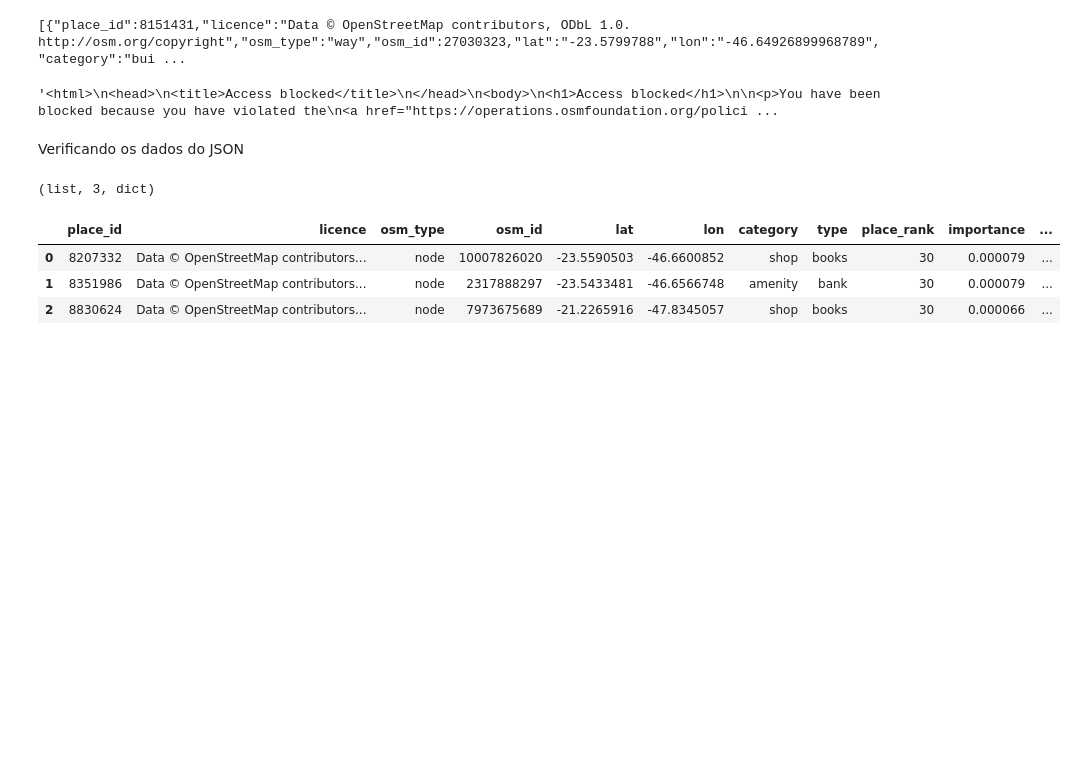
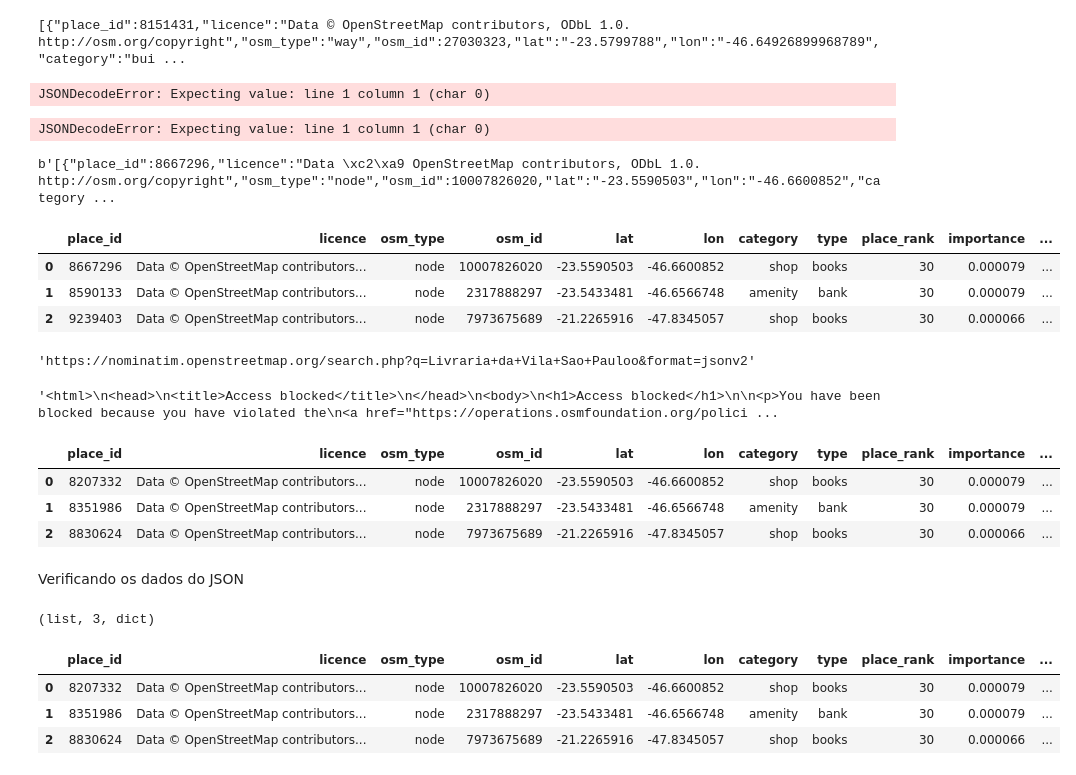
Before and after one commit to danielscarvalho/Insper-Data-Science-Deploy, a Jupyter notebook: box-deploy-002.ipynb, the cells around one changed output. Cells and saved outputs as stored; diff of their text form; code cells hidden in the pictures; blank space fills up the shorter version.

```diff
--- a/box-deploy-002.ipynb
+++ b/box-deploy-002.ipynb
@@ -64,14 +65,28 @@ sudo apt install wget
 !curl "https://nominatim.openstreetmap.org/search.php?q=IBM+Brazil&format=jsonv2"
 # %% [output]
 [{"place_id":8151431,"licence":"Data © OpenStreetMap contributors, ODbL 1.0. http://osm.org/copyright","osm_type":"way","osm_id":27030323,"lat":"-23.5799788","lon":"-46.64926899968789","category":"bui ...
+# %%
+requests.get(URL).json()
+# %% [output]
+JSONDecodeError: Expecting value: line 1 column 1 (char 0)
 # %%
 import requests
 
-URL="https://nominatim.openstreetmap.org/search.php?q=Livraria+Cultura+Sao+Paulo&format=jsonv2"
+URL="https://nominatim.openstreetmap.org/search.php?q=Livraria+da+Vila+Sao+Pauloo&format=jsonv2"
 
 end = requests.get(URL).json()
 
 end
 #json - dict (Dicionário do Python)
 # %% [output]
-'<html>\n<head>\n<title>Access blocked</title>\n</head>\n<body>\n<h1>Access blocked</h1>\n\n<p>You have been blocked because you have violated the\n<a href="https://operations.osmfoundation.org/polici ...
+JSONDecodeError: Expecting value: line 1 column 1 (char 0)
+# %%
+headers = {'User-Agent': 'Mozilla/5.0 (Macintosh; Intel Mac OS X 10_10_1) AppleWebKit/537.36 (KHTML, like Gecko) Chrome/39.0.2171.95 Safari/537.36'}
+
+URLHACK="https://nominatim.openstreetmap.org/search.php?q=Livraria+Cultura+Sao+Paulo&format=jsonv2"
+
+response = requests.get(URLHACK, headers=headers)
+
+print(response.content)
+# %% [output]
+b'[{"place_id":8667296,"licence":"Data \xc2\xa9 OpenStreetMap contributors, ODbL 1.0. http://osm.org/copyright","osm_type":"node","osm_id":10007826020,"lat":"-23.5590503","lon":"-46.6600852","category ...
@@ -77,0 +95,11 @@ end
+# %%
+pd.DataFrame(response.json())
+# %% [output]
+|  | place_id | licence | osm_type | osm_id | lat | lon | category | type | place_rank | importance | ... |
+| 0 | 8667296 | Data © OpenStreetMap contributors... | node | 10007826020 | -23.5590503 | -46.6600852 | shop | books | 30 | 0.000079 | ... |
+| 1 | 8590133 | Data © OpenStreetMap contributors... | node | 2317888297 | -23.5433481 | -46.6566748 | amenity | bank | 30 | 0.000079 | ... |
+| 2 | 9239403 | Data © OpenStreetMap contributors... | node | 7973675689 | -21.2265916 | -47.8345057 | shop | books | 30 | 0.000066 | ... |
+# %%
+URL
+# %% [output]
+'https://nominatim.openstreetmap.org/search.php?q=Livraria+da+Vila+Sao+Pauloo&format=jsonv2'
@@ -78,7 +108,18 @@ end
+# %%
+req.text
+# %% [output]
+'<html>\n<head>\n<title>Access blocked</title>\n</head>\n<body>\n<h1>Access blocked</h1>\n\n<p>You have been blocked because you have violated the\n<a href="https://operations.osmfoundation.org/polici ...
 # %%
 # Alternativa: guardei o JSON da query no GitHub
 
 end = requests.get("https://github.com/danielscarvalho/data/blob/master/osm-livcultura.json?raw=true").json()
+# %%
+pd.DataFrame(end)
+# %% [output]
+|  | place_id | licence | osm_type | osm_id | lat | lon | category | type | place_rank | importance | ... |
+| 0 | 8207332 | Data © OpenStreetMap contributors... | node | 10007826020 | -23.5590503 | -46.6600852 | shop | books | 30 | 0.000079 | ... |
+| 1 | 8351986 | Data © OpenStreetMap contributors... | node | 2317888297 | -23.5433481 | -46.6566748 | amenity | bank | 30 | 0.000079 | ... |
+| 2 | 8830624 | Data © OpenStreetMap contributors... | node | 7973675689 | -21.2265916 | -47.8345057 | shop | books | 30 | 0.000066 | ... |
 # %% [markdown]
 Verificando os dados do JSON
 # %%
```
Also changed, not shown: parts of 23 cells of this notebook, 3 other files.
